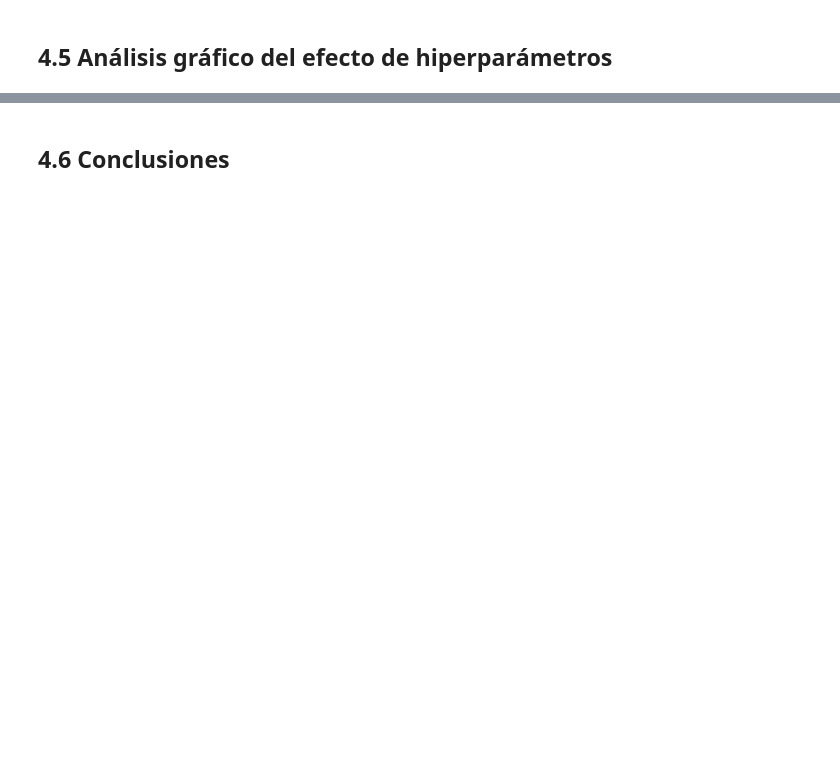
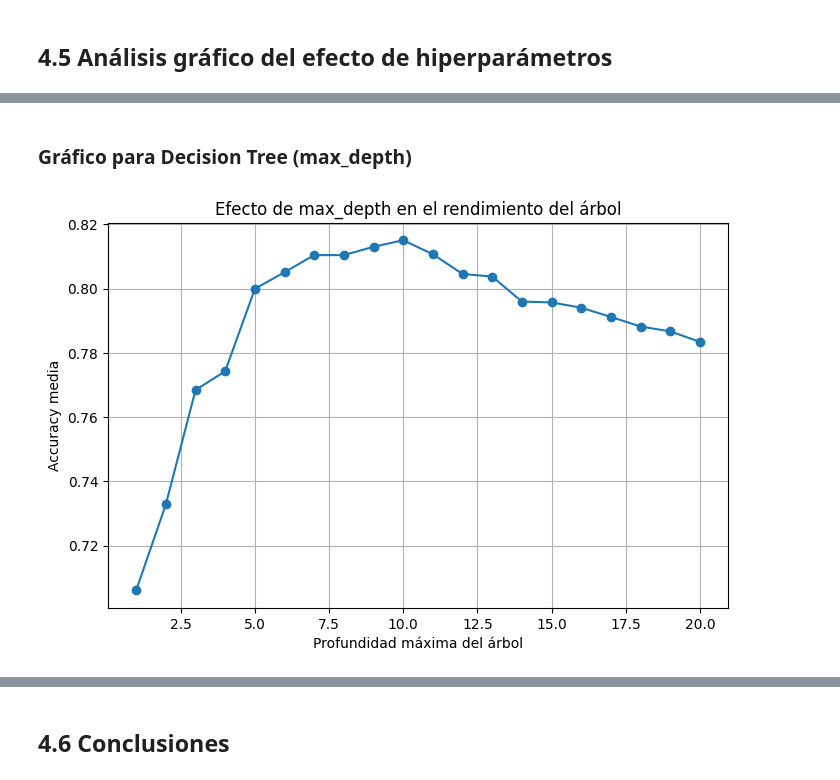
Before and after one commit to 100495785/Grupo17_Practica1, a Jupyter notebook: EDA_Practica1.ipynb, the cells around one changed output, grey strips where cells are left out. Drawn from its saved outputs; the diff is of its cells as text; code cells hidden in the pictures; blank space fills up the shorter version.

```diff
--- a/EDA_Practica1.ipynb
+++ b/EDA_Practica1.ipynb
@@ -414,0 +835,37 @@ cv = StratifiedKFold(
+# %% [markdown]
+### Gráfico para Decision Tree (max_depth)
+# %%
+depths = range(1, 21)
+scores_tree = []
+
+for d in depths:
+
+    tree_model = Pipeline([
+        ("preprocessor", preprocessor_tree),
+        ("clf", DecisionTreeClassifier(
+            max_depth=d,
+            min_samples_split=2,
+            min_samples_leaf=1,
+            random_state=SEED
+        ))
+    ])
+
+    score = cross_val_score(
+        tree_model,
+        X_train,
+        y_train,
+        cv=cv,
+        scoring="accuracy"
+    )
+
+    scores_tree.append(score.mean())
+
+plt.figure(figsize=(8,5))
+plt.plot(depths, scores_tree, marker="o")
+plt.xlabel("Profundidad máxima del árbol")
+plt.ylabel("Accuracy media")
+plt.title("Efecto de max_depth en el rendimiento del árbol")
+plt.grid(True)
+plt.show()
+# %% [output]
+[figure, added]
```
Also changed, not shown: parts of 33 cells of this notebook.
